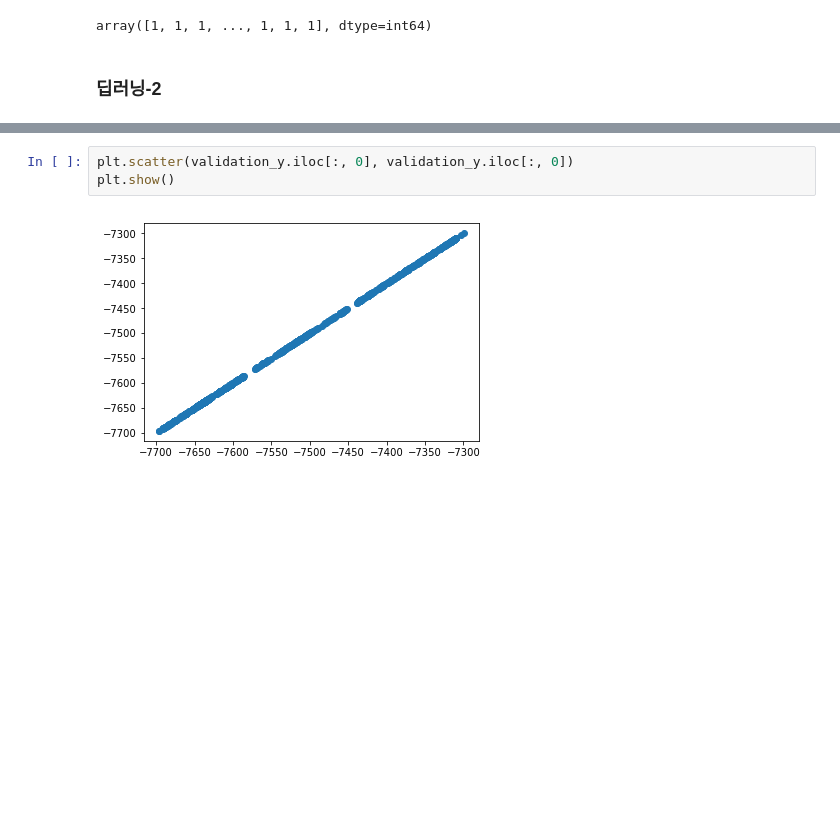
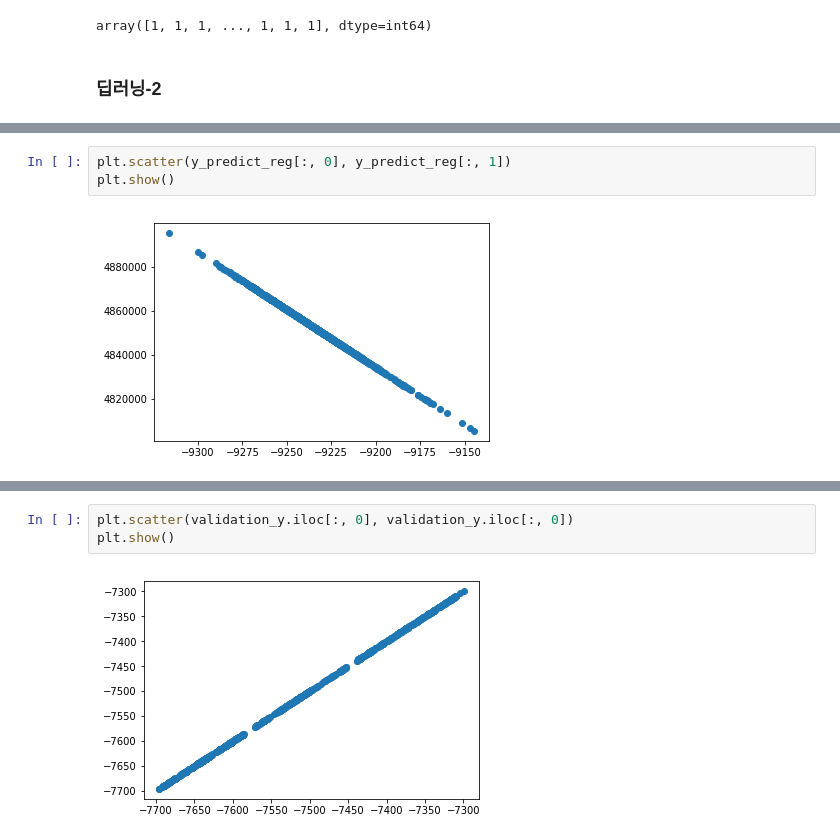
Before and after one commit to JeehunPark/DS, a Jupyter notebook: Python/Wifi/Wifi_locale.ipynb, the cells around one changed output, grey strips where cells are left out. Saved outputs shown, nothing was run; the diff lists cells and outputs as text; blank space fills up the shorter version.

```diff
--- a/Python/Wifi/Wifi_locale.ipynb
+++ b/Python/Wifi/Wifi_locale.ipynb
@@ -502,0 +511,5 @@ pd.DataFrame(y_predict_reg)
+# %%
+plt.scatter(y_predict_reg[:, 0], y_predict_reg[:, 1])
+plt.show()
+# %% [output]
+[figure, added]
```
Also changed, not shown: parts of 16 cells of this notebook.
